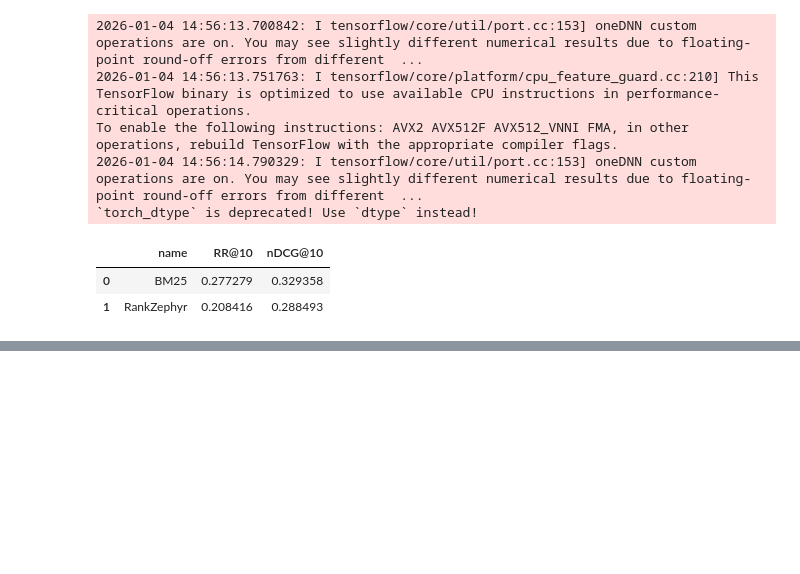
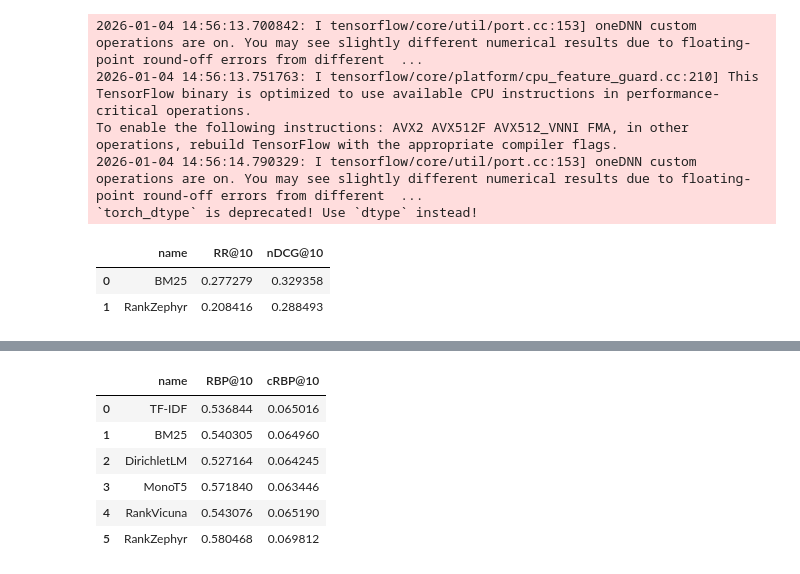
Before and after one commit to SOLandChildren/ChildCenteredEvaluation, a Jupyter notebook: code/indexing_retrieval.ipynb, the cells around one changed output, grey strips where cells are left out. Cells and saved outputs as stored; diff of their text form; code cells hidden in the pictures; blank space fills up the shorter version.

```diff
--- a/code/indexing_retrieval.ipynb
+++ b/code/indexing_retrieval.ipynb
@@ -459,0 +598,26 @@ pt.Experiment(
+# %%
+import pyterrier as pt
+from utils import cRBP, get_ranked_lists
+import pandas as pd
+
+
+kf_retriever_systems = get_ranked_lists("results/kid-friend/")
+kf_retriever_names = ["TF-IDF", "BM25", "DirichletLM", "MonoT5", "RankVicuna", "RankZephyr"]
+
+# kf_retriever_systems = [kid_friend_tf_idf]
+# kf_retriever_names = ["TF-IDF"]
+
+kf_queries = pd.read_csv("../data/kid-friend-en/en/inputs/topics.csv")
+kf_queries["qid"] = kf_queries["qid"].astype(str)
+kf_qrel_file = pd.read_csv("../data/kid-friend-en/en/qrels/qrels-relevance-binary.csv")
+kf_qrel_file["qid"] = kf_qrel_file["qid"].astype(str)
+kf_corpus = pd.read_csv("../data/kid-friend-en/en/inputs/documents.csv")
+
+kf_crbp_results = []
+for sys, name in zip(kf_retriever_systems, kf_retriever_names):
+    score = cRBP(topics=kf_queries, qrels=kf_qrel_file, corpus = kf_corpus,
+                 upper_threshold = 4, lower_threshold = 4, retriever_system=sys, phi=0.8, perquery=False, k=10)
+    kf_crbp_results.append([name, score])
+
+kf_crbp_results_df = pd.DataFrame(kf_crbp_results, columns=["name", f"cRBP@10"])
+kf_crbp_results_df
@@ -459,0 +632,12 @@ pt.Experiment(
+# %%
+kf_rbp_results = kf_rbp_results_df.merge(kf_crbp_results_df, on="name")
+kf_rbp_results.to_csv("results/kid-friend/rbp_eval.csv", index=False)
+kf_rbp_results
+# %% [output]
+|  | name | RBP@10 | cRBP@10 |
+| 0 | TF-IDF | 0.536844 | 0.065016 |
+| 1 | BM25 | 0.540305 | 0.064960 |
+| 2 | DirichletLM | 0.527164 | 0.064245 |
+| 3 | MonoT5 | 0.571840 | 0.063446 |
+| 4 | RankVicuna | 0.543076 | 0.065190 |
+| 5 | RankZephyr | 0.580468 | 0.069812 |
```
Also changed, not shown: parts of 15 cells of this notebook, 37 other files.
